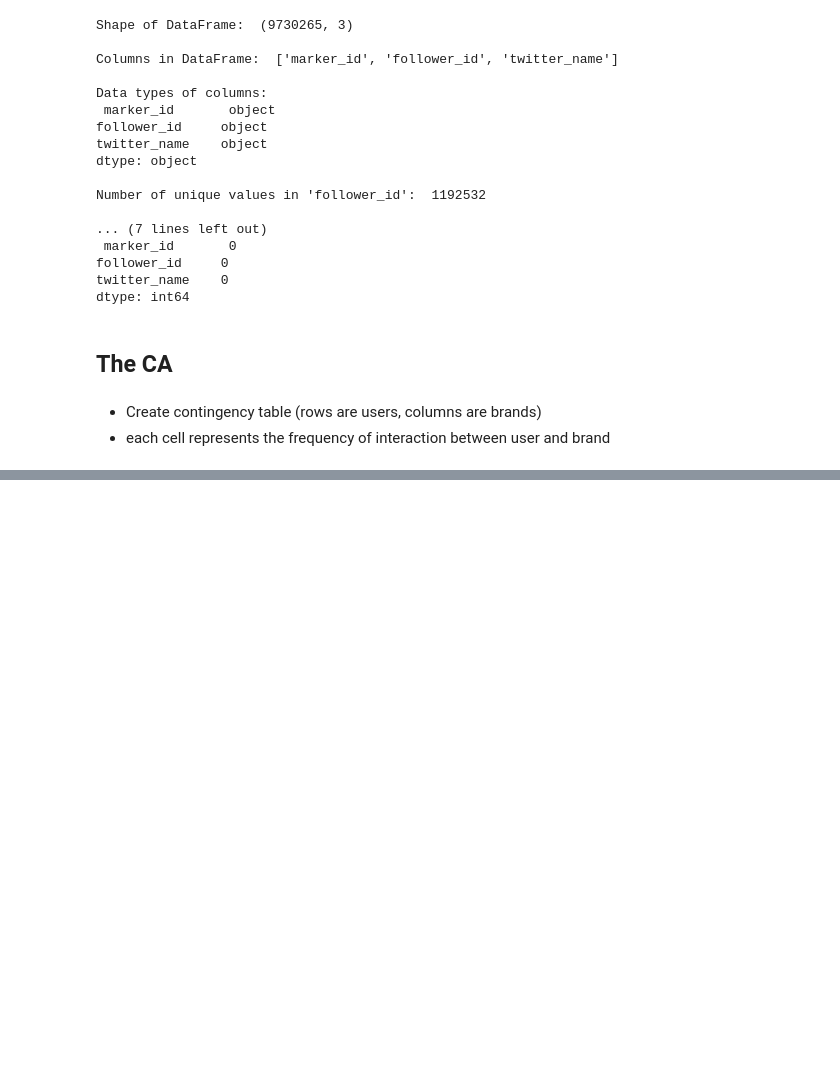
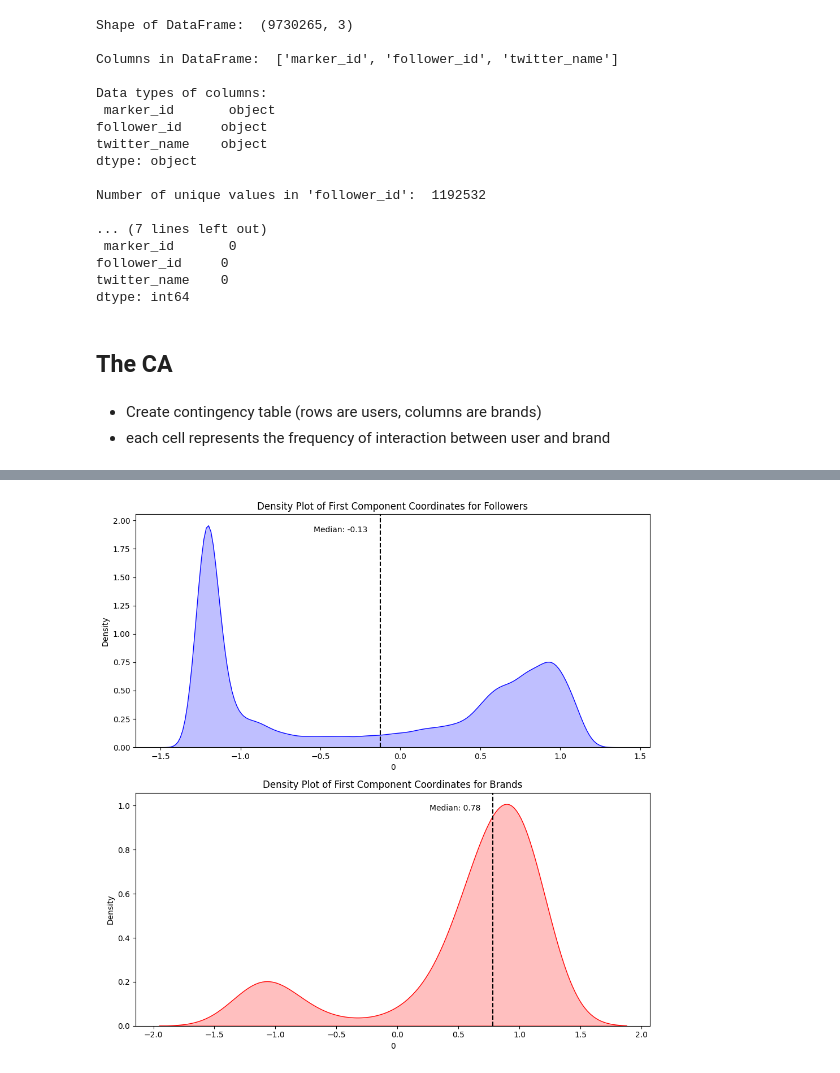
Before and after one commit to livtol99/Liv-Stage---FOCOS-Hand-Over, a Jupyter notebook: Code/Connectedness.ipynb, the cells around one changed output, grey strips where cells are left out. Saved outputs shown, nothing was run; the diff lists cells and outputs as text; code cells hidden in the pictures; blank space fills up the shorter version.

```diff
--- a/Code/Connectedness.ipynb
+++ b/Code/Connectedness.ipynb
@@ -324,0 +437,27 @@ print(duplicates)
+# %%
+import matplotlib.pyplot as plt
+import seaborn as sns
+
+# Get the coordinates for the first component for followers and brands
+first_component_followers = row_coordinates.iloc[:, 0]
+first_component_brands = column_coordinates.iloc[:, 0]
+
+# Create a figure with two subplots
+fig, axs = plt.subplots(2, 1, figsize=(10, 10))
+
+# Create a density plot for followers
+sns.kdeplot(first_component_followers, fill=True, color='b', ax=axs[0])
+axs[0].axvline(first_component_followers.median(), color='k', linestyle='--')
+axs[0].text(first_component_followers.median()-0.08, axs[0].get_ylim()[1]*0.95, f'Median: {first_component_followers.median():.2f}', ha='right', va='top')
+axs[0].set_title('Density Plot of First Component Coordinates for Followers')
+
+# Create a density plot for brands
+sns.kdeplot(first_component_brands, fill=True, color='r', ax=axs[1])
+axs[1].axvline(first_component_brands.median(), color='k', linestyle='--')
+axs[1].text(first_component_brands.median()-0.1, axs[1].get_ylim()[1]*0.95, f'Median: {first_component_brands.median():.2f}', ha='right', va='top')
+axs[1].set_title('Density Plot of First Component Coordinates for Brands')
+
+plt.tight_layout()
+plt.show()
+# %% [output]
+[figure, added]
```
Also changed, not shown: parts of 10 cells of this notebook, 3 other files.
